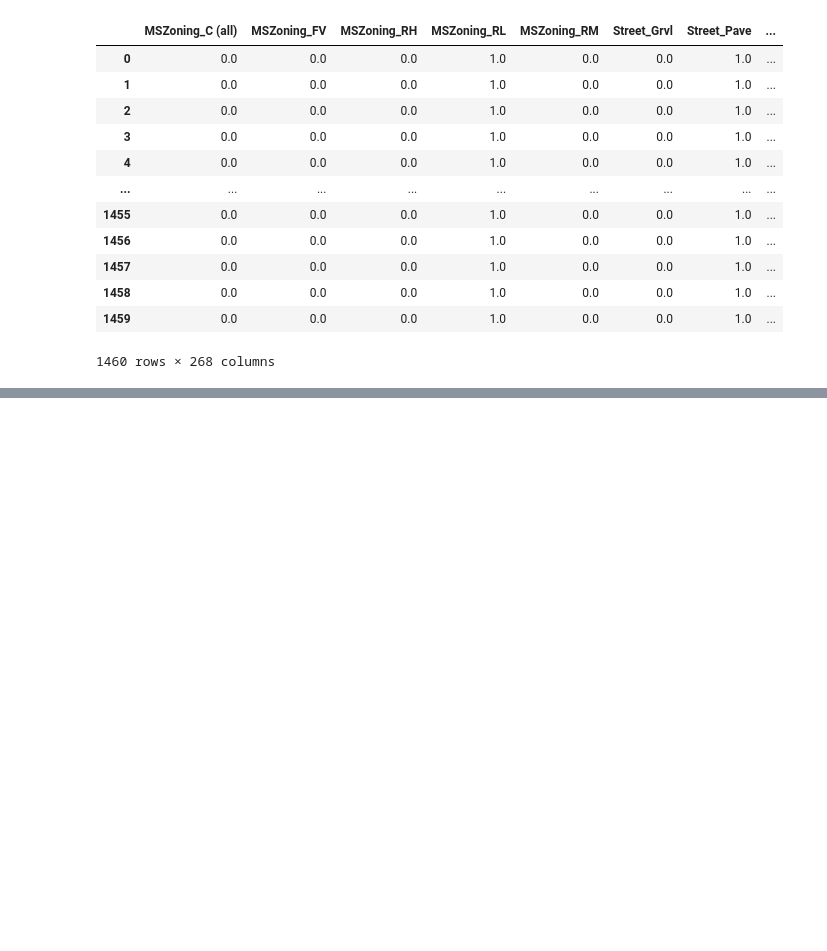
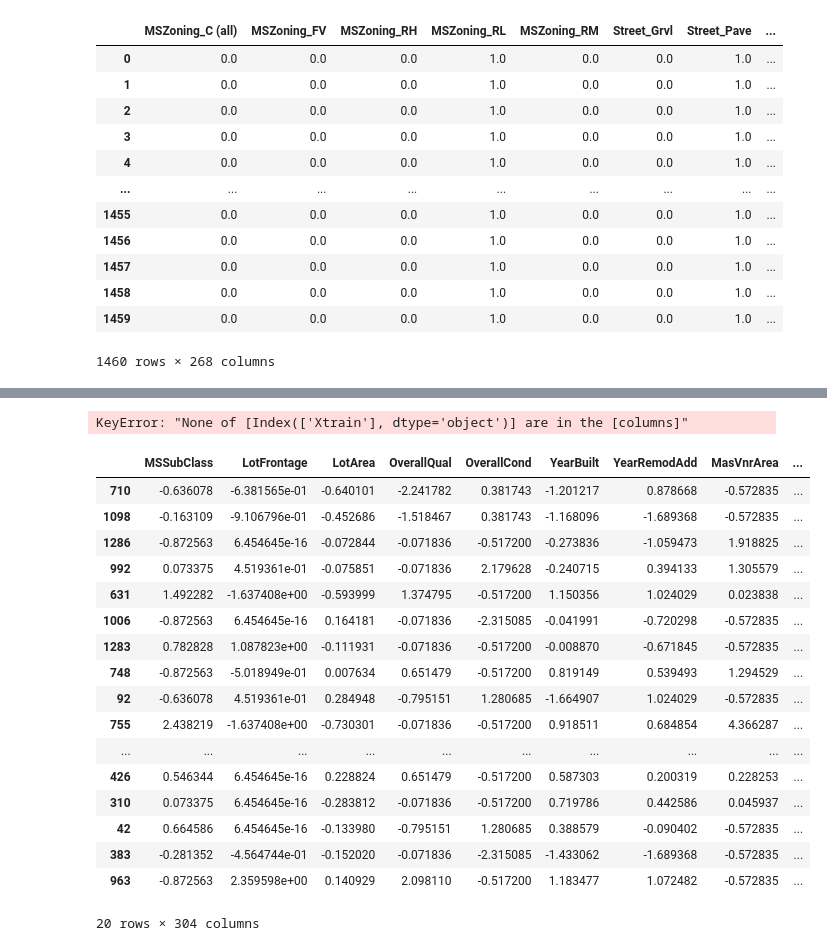
Before and after one commit to soumyags/Regression-Project, a Jupyter notebook: Project/HouseSaleProject.ipynb, the cells around one changed output, grey strips where cells are left out. Saved outputs shown, nothing was run; the diff lists cells and outputs as text; code cells hidden in the pictures; blank space fills up the shorter version.

```diff
--- a/Project/HouseSaleProject.ipynb
+++ b/Project/HouseSaleProject.ipynb
@@ -482,0 +506,2 @@ X_cat.to_csv('OneHotEncode.csv',index='False')
+# %%
+X_pre_con=scaler.fit_transform(X_con)
@@ -482,0 +522,2 @@ X_cat.to_csv('OneHotEncode.csv',index='False')
+# %%
+X_pre=X_pre_con.join(X_pre_cat)
@@ -482,0 +534,3 @@ X_cat.to_csv('OneHotEncode.csv',index='False')
+# %%
+from sklearn.model_selection import train_test_split
+Xtrain,Xtest,Ytrain,Ytest=train_test_split(X_pre,Y,test_size=0.2,random_state=21)
@@ -482,0 +602,4 @@ X_cat.to_csv('OneHotEncode.csv',index='False')
+# %%
+from sklearn.linear_model import LinearRegression
+model=LinearRegression()
+model.fit(Xtrain,Ytrain)
@@ -482,0 +625,25 @@ X_cat.to_csv('OneHotEncode.csv',index='False')
+# %%
+df[['Xtrain']]
+# %% [output]
+KeyError: "None of [Index(['Xtrain'], dtype='object')] are in the [columns]"
+# %%
+Xtrain.head(20)
+# %% [output]
+|  | MSSubClass | LotFrontage | LotArea | OverallQual | OverallCond | YearBuilt | YearRemodAdd | MasVnrArea | ... |
+| 710 | -0.636078 | -6.381565e-01 | -0.640101 | -2.241782 | 0.381743 | -1.201217 | 0.878668 | -0.572835 | ... |
+| 1098 | -0.163109 | -9.106796e-01 | -0.452686 | -1.518467 | 0.381743 | -1.168096 | -1.689368 | -0.572835 | ... |
+| 1286 | -0.872563 | 6.454645e-16 | -0.072844 | -0.071836 | -0.517200 | -0.273836 | -1.059473 | 1.918825 | ... |
+| 992 | 0.073375 | 4.519361e-01 | -0.075851 | -0.071836 | 2.179628 | -0.240715 | 0.394133 | 1.305579 | ... |
+| 631 | 1.492282 | -1.637408e+00 | -0.593999 | 1.374795 | -0.517200 | 1.150356 | 1.024029 | 0.023838 | ... |
+| 1006 | -0.872563 | 6.454645e-16 | 0.164181 | -0.071836 | -2.315085 | -0.041991 | -0.720298 | -0.572835 | ... |
+| 1283 | 0.782828 | 1.087823e+00 | -0.111931 | -0.071836 | -0.517200 | -0.008870 | -0.671845 | -0.572835 | ... |
+| 748 | -0.872563 | -5.018949e-01 | 0.007634 | 0.651479 | -0.517200 | 0.819149 | 0.539493 | 1.294529 | ... |
+| 92 | -0.636078 | 4.519361e-01 | 0.284948 | -0.795151 | 1.280685 | -1.664907 | 1.024029 | -0.572835 | ... |
+| 755 | 2.438219 | -1.637408e+00 | -0.730301 | -0.071836 | -0.517200 | 0.918511 | 0.684854 | 4.366287 | ... |
+| ... | ... | ... | ... | ... | ... | ... | ... | ... | ... |
+| 426 | 0.546344 | 6.454645e-16 | 0.228824 | 0.651479 | -0.517200 | 0.587303 | 0.200319 | 0.228253 | ... |
+| 310 | 0.073375 | 6.454645e-16 | -0.283812 | -0.071836 | -0.517200 | 0.719786 | 0.442586 | 0.045937 | ... |
+| 42 | 0.664586 | 6.454645e-16 | -0.133980 | -0.795151 | 1.280685 | 0.388579 | -0.090402 | -0.572835 | ... |
+| 383 | -0.281352 | -4.564744e-01 | -0.152020 | -0.071836 | -2.315085 | -1.433062 | -1.689368 | -0.572835 | ... |
+| 963 | -0.872563 | 2.359598e+00 | 0.140929 | 2.098110 | -0.517200 | 1.183477 | 1.072482 | -0.572835 | ... |
+20 rows × 304 columns
```
Also changed, not shown: parts of 56 cells of this notebook, 5 other files.
